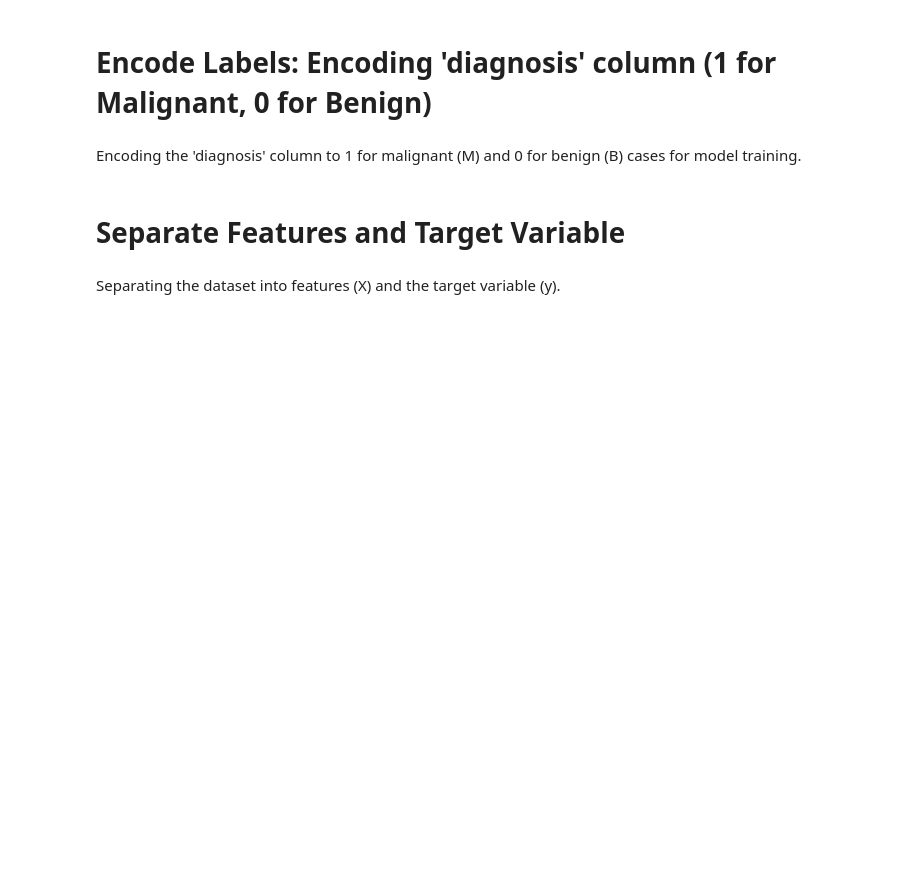
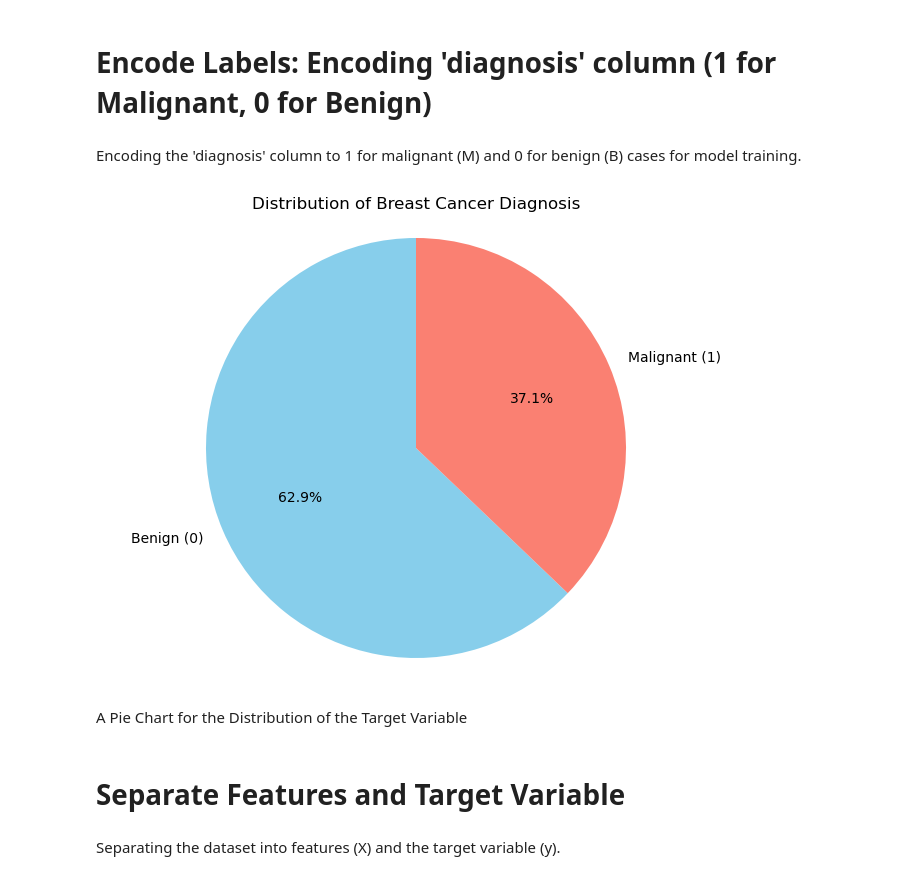
Before and after one commit to KarenNivi1612/BreastCancerDetection, a Jupyter notebook: Breast_Cancer_Prediction.ipynb, the cells around one changed output. Cells and saved outputs as stored; diff of their text form; code cells hidden in the pictures; blank space fills up the shorter version.

```diff
--- a/Breast_Cancer_Prediction.ipynb
+++ b/Breast_Cancer_Prediction.ipynb
@@ -188,4 +189,8 @@ Checking for missing values in each column of the dataset.
 # %%
-# Handle Missing Values: Filling missing values with the mean for numeric columns only
-numeric_cols = data.select_dtypes(include=[np.number]).columns  # Select numeric columns
-data[numeric_cols] = data[numeric_cols].fillna(data[numeric_cols].mean())
+# Check for missing values
+missing_values = data.isnull().sum()
+# Confirm if there are no missing values
+if missing_values.sum() == 0:
+    print("No missing values found in the dataset.")
+else:
+    print("Some columns have missing values.")
@@ -198,6 +205,20 @@ Handling missing values in numeric columns by filling them with the mean of each
 data['M'] = data['M'].map({'M': 1, 'B': 0})
 # %% [markdown]
 Encoding the 'diagnosis' column to 1 for malignant (M) and 0 for benign (B) cases for model training.
+# %%
+# Count the occurrences of each category in the target variable
+diagnosis_counts = data['M'].value_counts()
+
+# Create a pie chart
+plt.figure(figsize=(8, 6))
+plt.pie(diagnosis_counts, labels=['Benign (0)', 'Malignant (1)'], autopct='%1.1f%%', startangle=90, colors=['skyblue', 'salmon'])
+plt.title('Distribution of Breast Cancer Diagnosis')
+plt.axis('equal')  # Equal aspect ratio ensures that pie chart is a circle.
+plt.show()
+# %% [output]
+[figure, added]
+# %% [markdown]
+A Pie Chart for the Distribution of the Target Variable
 # %% [markdown]
 # Separate Features and Target Variable
 # %%
```
Also changed, not shown: parts of 32 cells of this notebook.
